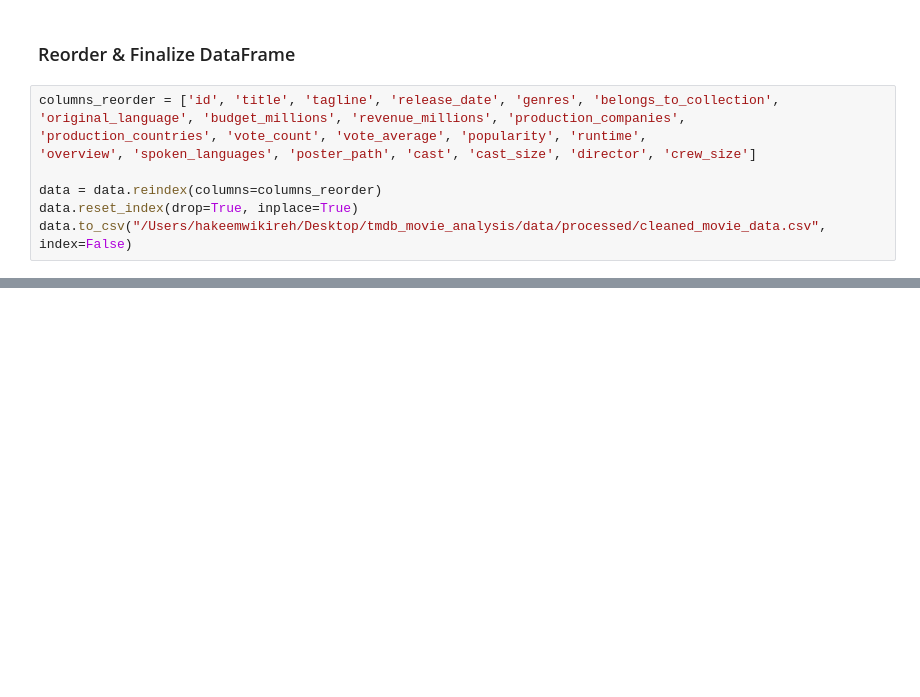
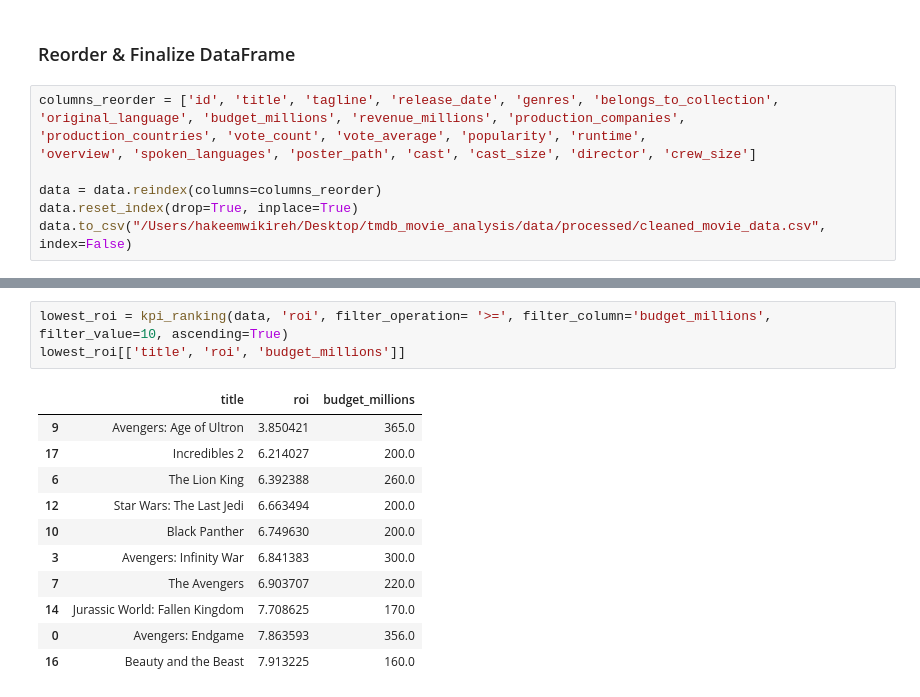
Before and after one commit to Hakeemwiki/DE-Projects, a Jupyter notebook: notebooks/TMDB_Movie_analysis.ipynb, the cells around one changed output, grey strips where cells are left out. Cells and saved outputs as stored; diff of their text form; blank space fills up the shorter version.

```diff
--- a/notebooks/TMDB_Movie_analysis.ipynb
+++ b/notebooks/TMDB_Movie_analysis.ipynb
@@ -377,0 +495,15 @@ Name: budget_millions, dtype: float64
+# %%
+lowest_roi = kpi_ranking(data, 'roi', filter_operation= '>=', filter_column='budget_millions', filter_value=10, ascending=True)
+lowest_roi[['title', 'roi', 'budget_millions']]
+# %% [output]
+|  | title | roi | budget_millions |
+| 9 | Avengers: Age of Ultron | 3.850421 | 365.0 |
+| 17 | Incredibles 2 | 6.214027 | 200.0 |
+| 6 | The Lion King | 6.392388 | 260.0 |
+| 12 | Star Wars: The Last Jedi | 6.663494 | 200.0 |
+| 10 | Black Panther | 6.749630 | 200.0 |
+| 3 | Avengers: Infinity War | 6.841383 | 300.0 |
+| 7 | The Avengers | 6.903707 | 220.0 |
+| 14 | Jurassic World: Fallen Kingdom | 7.708625 | 170.0 |
+| 0 | Avengers: Endgame | 7.863593 | 356.0 |
+| 16 | Beauty and the Beast | 7.913225 | 160.0 |
```
Also changed, not shown: parts of 11 cells of this notebook.
